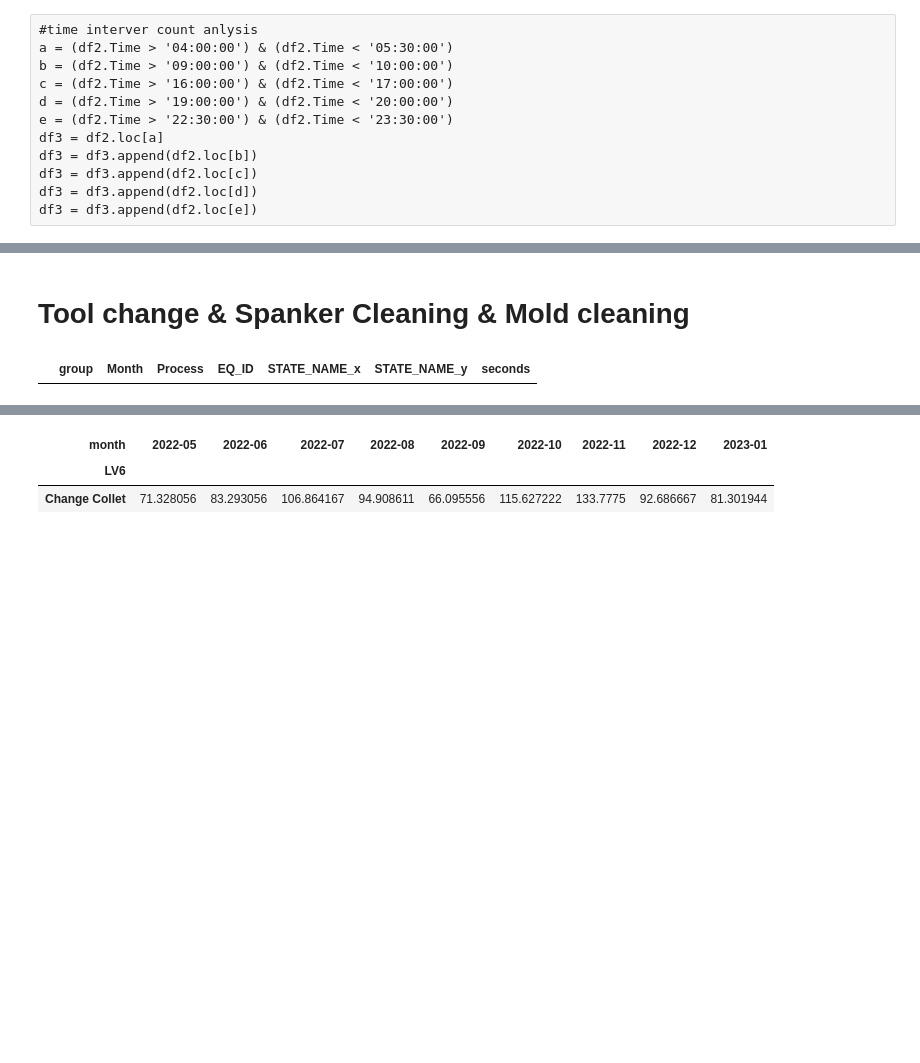
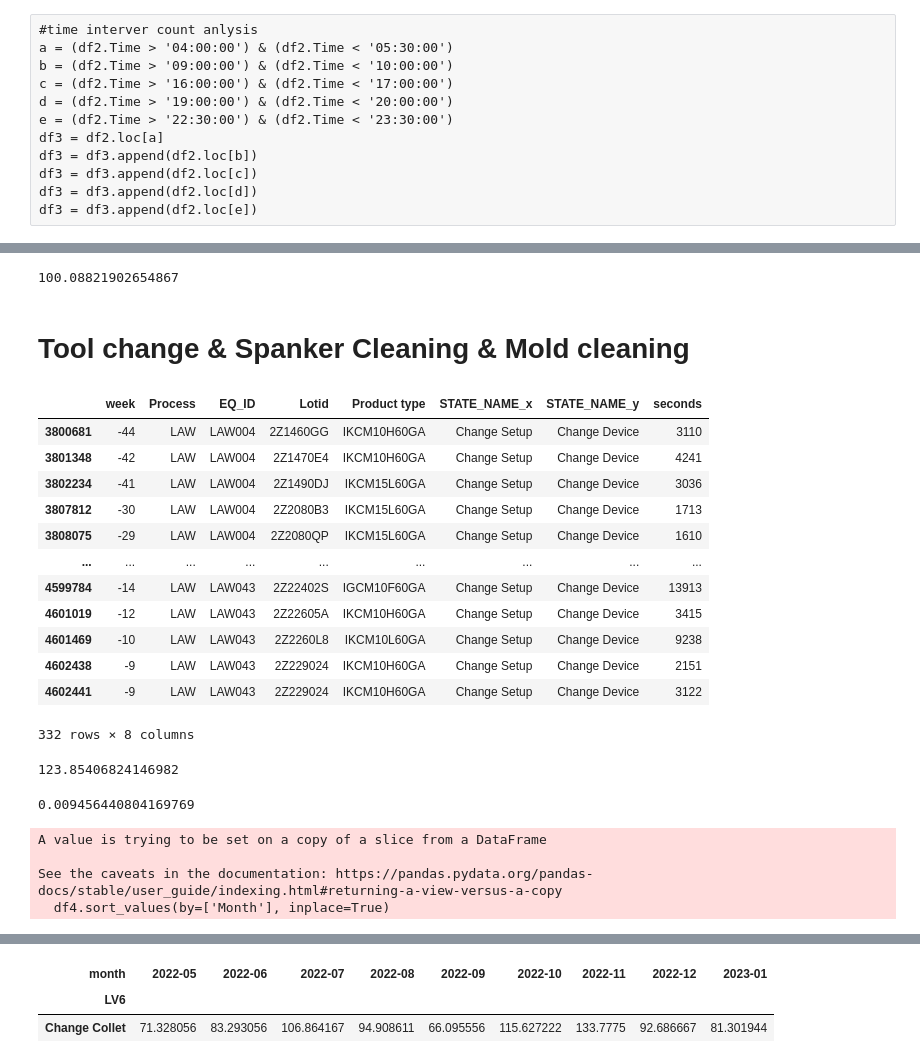
Before and after one commit to paulpark2/OEE-analysis, a Jupyter notebook: OEE actual data Analysis (Oracle raw data).ipynb, the cells around one changed output, grey strips where cells are left out. Cells and saved outputs as stored; diff of their text form; code cells hidden in the pictures; blank space fills up the shorter version.

```diff
--- a/OEE actual data Analysis (Oracle raw data).ipynb
+++ b/OEE actual data Analysis (Oracle raw data).ipynb
@@ -292,2 +250,5 @@ filter3 = df2['EQ_ID'].isin(['LSD020'])
+# %%
+#PCB connection
+filter1 = df2['EQ_ID'].isin(['LPC003','LPC004','LPC005'])
 # %%
 df3 = df2[filter1]
@@ -293,0 +264,13 @@ df3 = df2[filter1]
+# %%
+#Nomaterial 앞에 있는 Waiting for response 빼고 계산법
+df3 = df3.reset_index()
+k = df3.index[df3['STATE_NAME_x'] == "No Material" ].tolist()
+lst=[]
+w=[]
+for i in k:
+    if df3.iloc[i-1]['STATE_NAME_x'] == "Waiting for Response":
+        lst.append(i-1)
+
+w = lst + k
+df3 = df3[~df3.index.isin(lst)]
+#df3 = df3[(df3.STATE_NAME_x != 'No Material')]
@@ -294,2 +283,6 @@ df3 = df2[filter1]
+# %%
+df5['seconds'].mean()
+# %% [output]
+100.08821902654867
 # %%
 df4 = pd.crosstab([df3.STATE_NAME_x],df3.Month,values=df3.seconds,aggfunc=sum,rownames=['Level 5'],colnames=['month'], normalize='columns')
@@ -314,7 +309,5 @@ df4 = df3[df3['STATE_NAME_y'].isin(['Waiting (Tool change OP)'])]
 # %%
-df3[df3['STATE_NAME_x'].isin(['Undefined Waiting'])]
+df4 = df3[df3['STATE_NAME_x'].isin(['Undefined Waiting','Machine Failure','Material Problem','IT Problem','Waiting For Technician'])]
-# %% [output]
-|  | group | Month | Process | EQ_ID | STATE_NAME_x | STATE_NAME_y | seconds |
 # %%
 df4 = df4[(df4.seconds > 180)] #Tool Change
 # %%
@@ -328,7 +321,36 @@ df4 = df4[(df4.seconds < 3600)]
+# %%
+df4
+# %% [output]
+|  | week | Process | EQ_ID | Lotid | Product type | STATE_NAME_x | STATE_NAME_y | seconds |
+| 3800681 | -44 | LAW | LAW004 | 2Z1460GG | IKCM10H60GA | Change Setup | Change Device | 3110 |
+| 3801348 | -42 | LAW | LAW004 | 2Z1470E4 | IKCM10H60GA | Change Setup | Change Device | 4241 |
+| 3802234 | -41 | LAW | LAW004 | 2Z1490DJ | IKCM15L60GA | Change Setup | Change Device | 3036 |
+| 3807812 | -30 | LAW | LAW004 | 2Z2080B3 | IKCM15L60GA | Change Setup | Change Device | 1713 |
+| 3808075 | -29 | LAW | LAW004 | 2Z2080QP | IKCM15L60GA | Change Setup | Change Device | 1610 |
+| ... | ... | ... | ... | ... | ... | ... | ... | ... |
+| 4599784 | -14 | LAW | LAW043 | 2Z22402S | IGCM10F60GA | Change Setup | Change Device | 13913 |
+| 4601019 | -12 | LAW | LAW043 | 2Z22605A | IKCM10H60GA | Change Setup | Change Device | 3415 |
+| 4601469 | -10 | LAW | LAW043 | 2Z2260L8 | IKCM10L60GA | Change Setup | Change Device | 9238 |
+| 4602438 | -9 | LAW | LAW043 | 2Z229024 | IKCM10H60GA | Change Setup | Change Device | 2151 |
+| 4602441 | -9 | LAW | LAW043 | 2Z229024 | IKCM10H60GA | Change Setup | Change Device | 3122 |
+332 rows × 8 columns
+# %%
+df4['seconds'].mean()/60
+# %% [output]
+123.85406824146982
+# %%
+df4.shape[0]/13430
+# %% [output]
+0.009456440804169769
 # %%
 df4 = df4[(df4.Month == '2023-01')]
 # %%
-df4.sort_values(by=['seconds'], inplace=True)
+df4.sort_values(by=['Month'], inplace=True)
+# %% [output]
+A value is trying to be set on a copy of a slice from a DataFrame
+
+See the caveats in the documentation: https://pandas.pydata.org/pandas-docs/stable/user_guide/indexing.html#returning-a-view-versus-a-copy
+  df4.sort_values(by=['Month'], inplace=True)
 # %%
 #df3.groupby(['Month','EQ_ID'])[['Process']].count().reset_index().groupby(['Month'])[['EQ_ID']].count()
 # %%
```
Also changed, not shown: parts of 55 cells of this notebook.
